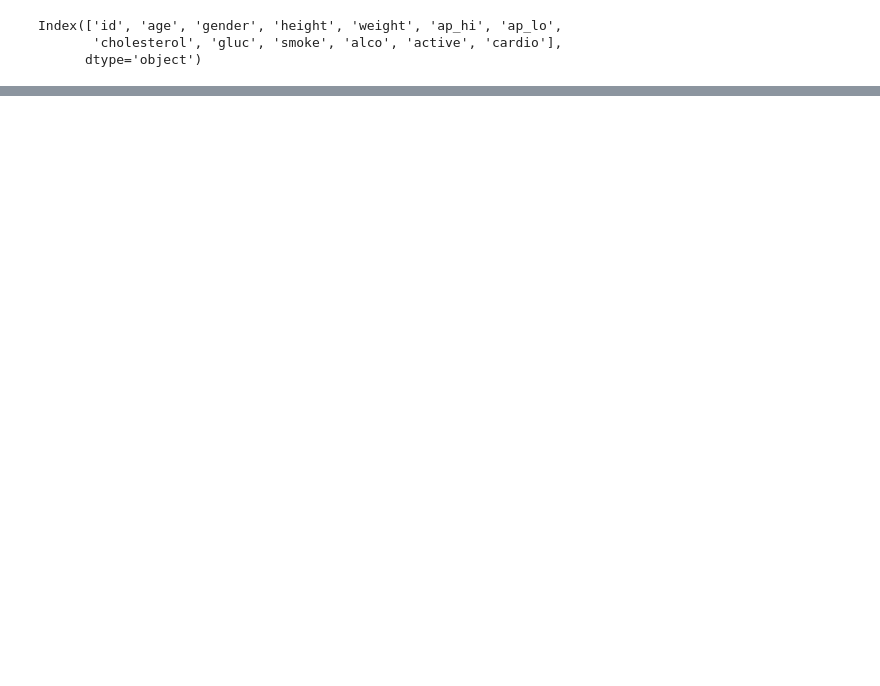
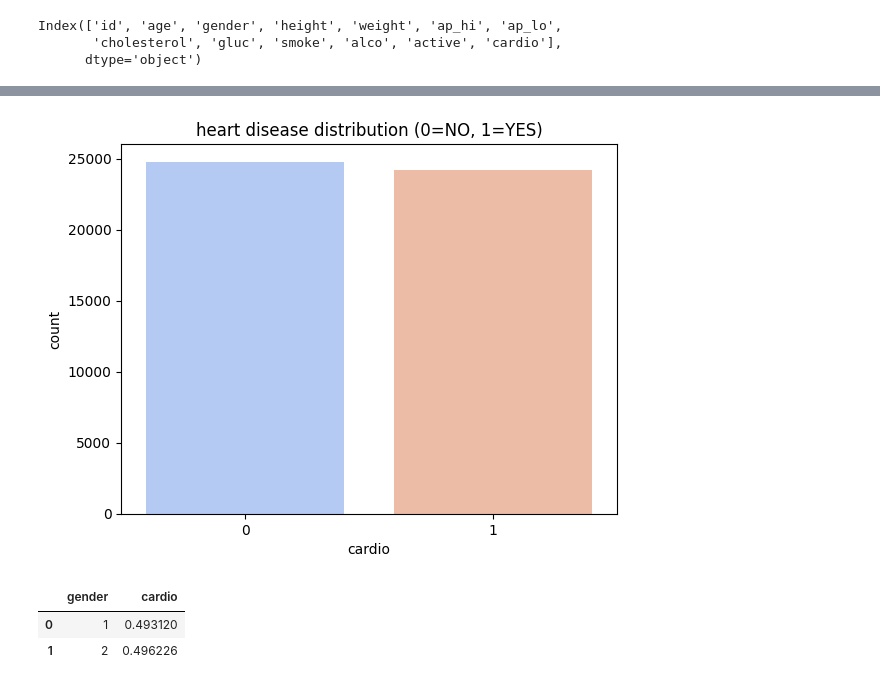
Before and after one commit to Madhu2s6361/Cardiovascular-Disease-Prediction, a Jupyter notebook: Project_1_Cardiovascular_Disease_Prediction.ipynb, the cells around one changed output, grey strips where cells are left out. Saved outputs shown, nothing was run; the diff lists cells and outputs as text; code cells hidden in the pictures; blank space fills up the shorter version.

```diff
--- a/Project_1_Cardiovascular_Disease_Prediction.ipynb
+++ b/Project_1_Cardiovascular_Disease_Prediction.ipynb
@@ -200,0 +237,5 @@ df.notnull() # Check for non-nullvalues.
+# %%
+# Remove abnormal values (data cleaning)
+# ap_hi: systolic_bp
+# ap_lo: diastolic_bp
+df = df[(df["ap_hi"] >= df["ap_lo"]) & (df["ap_hi"] <= 250) & (df["ap_lo"] >= 40)]
@@ -200,0 +258,9 @@ df.notnull() # Check for non-nullvalues.
+# %%
+# Step 1: Remove missing values
+df = df.dropna(subset=['cardio'])
+# %%
+# Step 2: Keep only valid entries (0 or 1)
+df = df[df['cardio'].isin([0, 1, 0.0, 1.0])]
+# %%
+# Step 3: Convert to integer type
+df['cardio'] = df['cardio'].astype(int)
@@ -200,0 +284,14 @@ df.notnull() # Check for non-nullvalues.
+# %%
+# Distribution of target variable
+sns.countplot(x="cardio", data=df, palette="coolwarm")
+plt.title("heart disease distribution (0=NO, 1=YES)")
+plt.show()
+# %% [output]
+[figure, added]
+# %%
+gender_cardio= df.groupby("gender")["cardio"].mean().reset_index()
+gender_cardio
+# %% [output]
+|  | gender | cardio |
+| 0 | 1 | 0.493120 |
+| 1 | 2 | 0.496226 |
```
Also changed, not shown: parts of 34 cells of this notebook.
